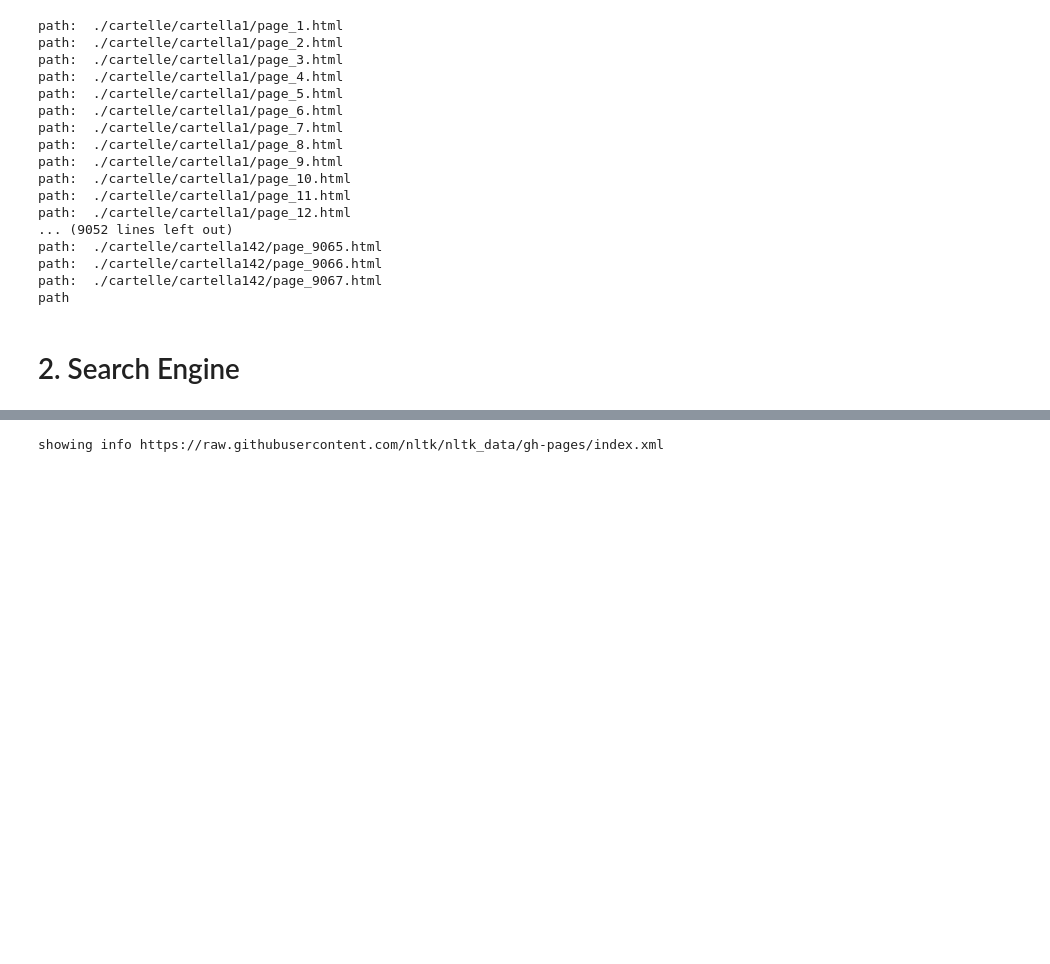
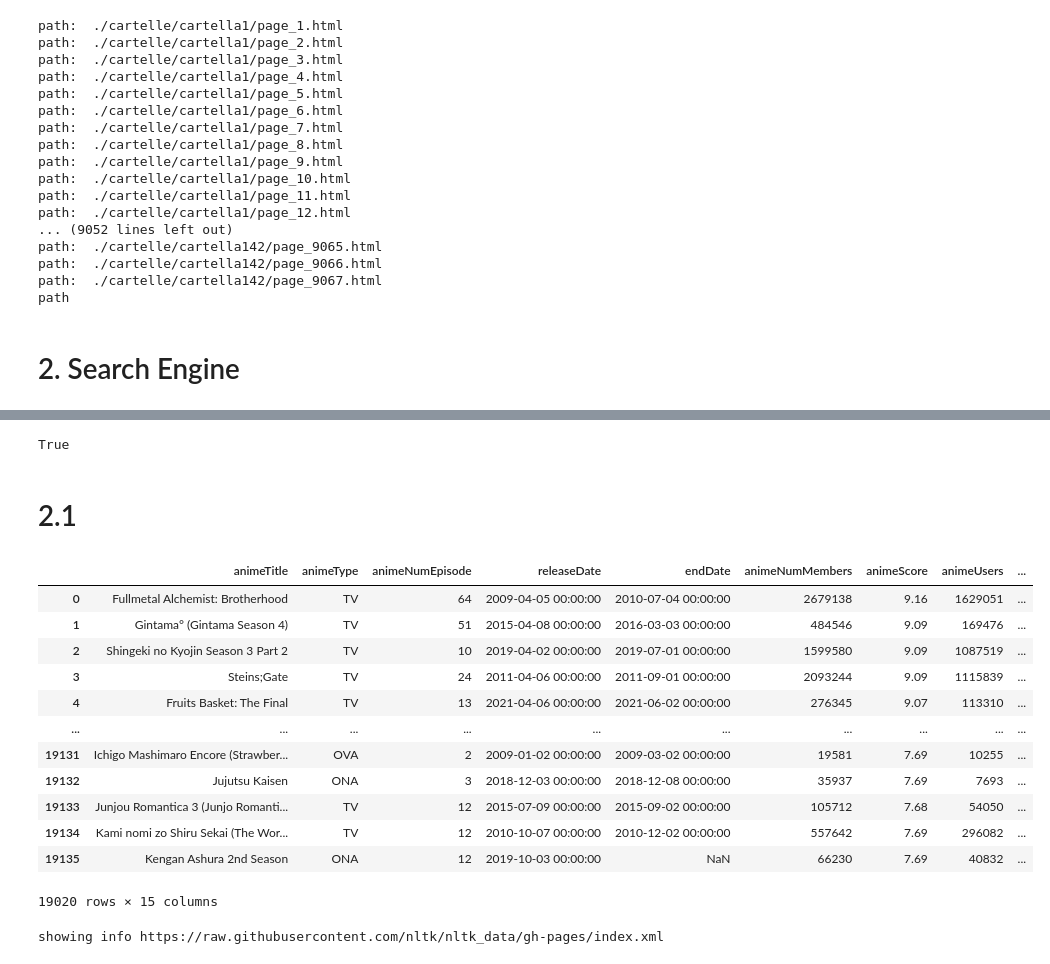
Before and after one commit to michele1783/ADM-HW3, a Jupyter notebook: Homework.ipynb, the cells around one changed output, grey strips where cells are left out. Saved outputs shown, nothing was run; the diff lists cells and outputs as text; code cells hidden in the pictures; blank space fills up the shorter version.

```diff
--- a/Homework.ipynb
+++ b/Homework.ipynb
@@ -321,0 +303,5 @@ clean_text(a)
+# %%
+import pandas as pd
+
+data = pd.read_csv('dataset.tsv', sep='\t')
+data.head()
@@ -321,0 +315,17 @@ clean_text(a)
+# %%
+def cleaner(text):
+
+    words = re.split(r'\W+', str(text))
+    words = [word.lower() for word in words]
+    without_punct = [wp for wp in words if wp not in punctuation]
+    sw = stopwords.words('english')
+    without_sw = [w for w in without_punct if w not in sw]
+    list_to_remove = ['b','br','span', 'one' , 'id', 'none' ]
+    clean_more = [w for w in without_sw if w not in list_to_remove]
+    clean_more_2 = [w for w in clean_more if  not (re.findall(re.compile(r'freetext'),w)
+                                                   or re.findall(re.compile(r'\d'),w)) ]
+
+
+    ps = nltk.stem.PorterStemmer()
+    stemmed_list=[ps.stem(w) for w in clean_more_2 ]
+    return ' '.join(stemmed_list)
@@ -322,3 +370,29 @@ clean_text(a)
+# %%
+from pandas.api.types import is_string_dtype
+is_string_dtype(data1['animeDescription'])
+# %% [output]
+True
+# %% [markdown]
+# 2.1
+# %%
+data2 = data.copy()
+data2['animeDescription'] = data2.animeDescription.apply(lambda x: cleaner(x))
+# %%
+data2
+# %% [output]
+|  | animeTitle | animeType | animeNumEpisode | releaseDate | endDate | animeNumMembers | animeScore | animeUsers | ... |
+| 0 | Fullmetal Alchemist: Brotherhood | TV | 64 | 2009-04-05 00:00:00 | 2010-07-04 00:00:00 | 2679138 | 9.16 | 1629051 | ... |
+| 1 | Gintama° (Gintama Season 4) | TV | 51 | 2015-04-08 00:00:00 | 2016-03-03 00:00:00 | 484546 | 9.09 | 169476 | ... |
+| 2 | Shingeki no Kyojin Season 3 Part 2 | TV | 10 | 2019-04-02 00:00:00 | 2019-07-01 00:00:00 | 1599580 | 9.09 | 1087519 | ... |
+| 3 | Steins;Gate | TV | 24 | 2011-04-06 00:00:00 | 2011-09-01 00:00:00 | 2093244 | 9.09 | 1115839 | ... |
+| 4 | Fruits Basket: The Final | TV | 13 | 2021-04-06 00:00:00 | 2021-06-02 00:00:00 | 276345 | 9.07 | 113310 | ... |
+| ... | ... | ... | ... | ... | ... | ... | ... | ... | ... |
+| 19131 | Ichigo Mashimaro Encore (Strawber... | OVA | 2 | 2009-01-02 00:00:00 | 2009-03-02 00:00:00 | 19581 | 7.69 | 10255 | ... |
+| 19132 | Jujutsu Kaisen | ONA | 3 | 2018-12-03 00:00:00 | 2018-12-08 00:00:00 | 35937 | 7.69 | 7693 | ... |
+| 19133 | Junjou Romantica 3 (Junjo Romanti... | TV | 12 | 2015-07-09 00:00:00 | 2015-09-02 00:00:00 | 105712 | 7.68 | 54050 | ... |
+| 19134 | Kami nomi zo Shiru Sekai (The Wor... | TV | 12 | 2010-10-07 00:00:00 | 2010-12-02 00:00:00 | 557642 | 7.69 | 296082 | ... |
+| 19135 | Kengan Ashura 2nd Season | ONA | 12 | 2019-10-03 00:00:00 | NaN | 66230 | 7.69 | 40832 | ... |
+19020 rows × 15 columns
 # %%
 import nltk
 nltk.download()
```
Also changed, not shown: parts of 42 cells of this notebook.
